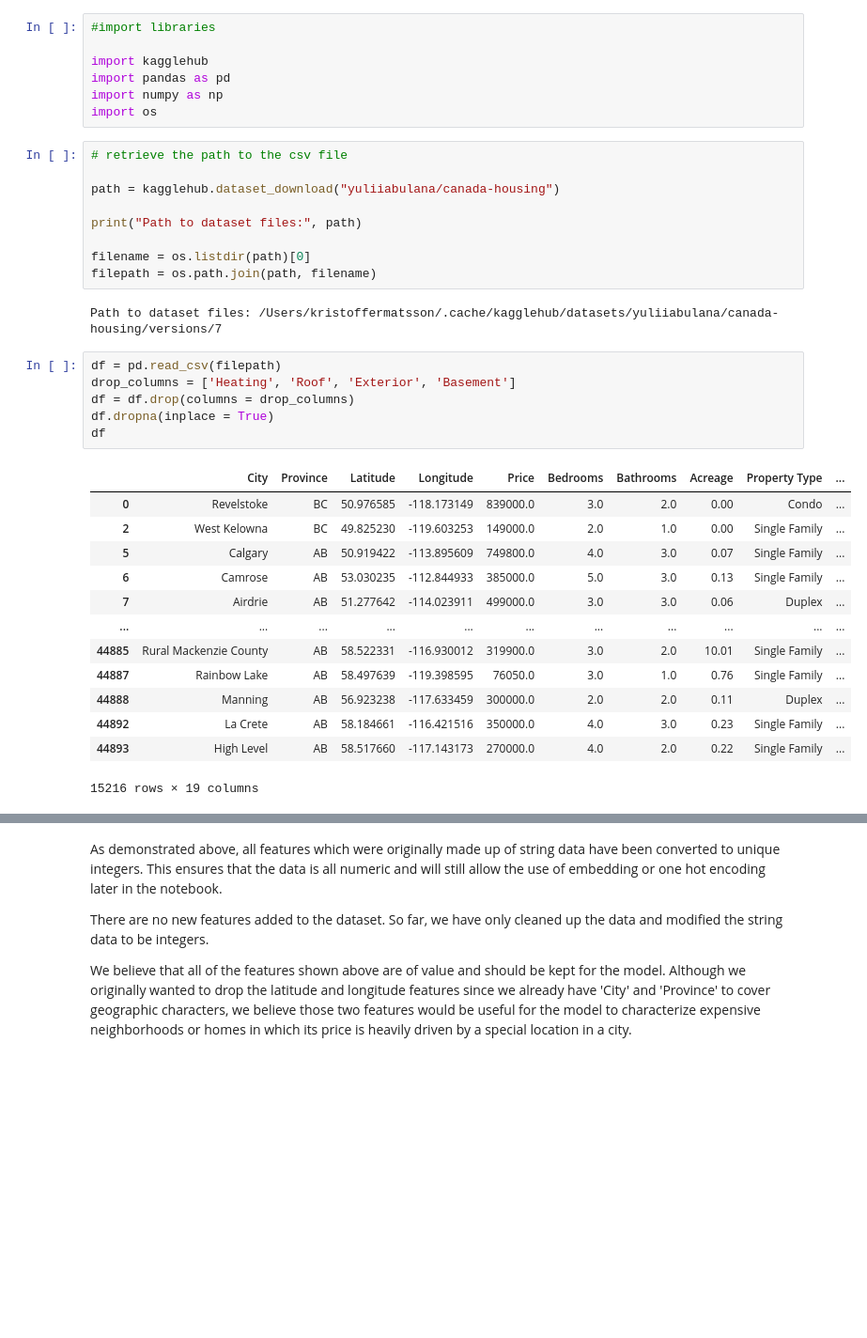
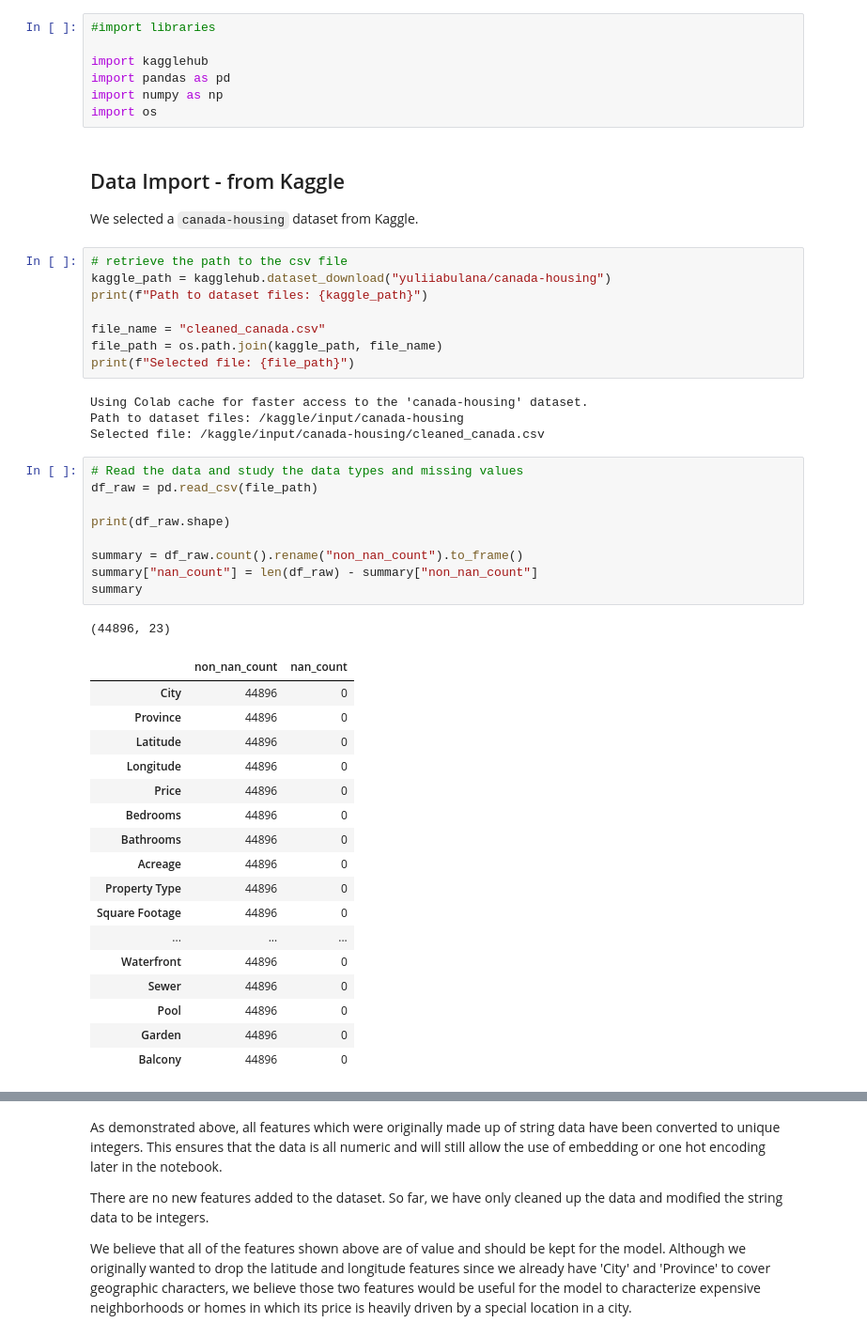
Before and after one commit to kdmatsson/CS-7324-Machine-Learning-in-Python, a Jupyter notebook: Lab_5_Folder/Lab_5.ipynb, the cells around one changed output, grey strips where cells are left out. Shown at 94% size. Cells and saved outputs as stored; diff of their text form; blank space fills up the shorter version.

Commit message:
Finish data setup, then add crossed features, and set up initial model.

```diff
--- a/Lab_5_Folder/Lab_5.ipynb
+++ b/Lab_5_Folder/Lab_5.ipynb
@@ -5,34 +31,47 @@ import kagglehub
 import pandas as pd
 import numpy as np
 import os
+# %% [markdown]
+## Data Import - from Kaggle
+
+We selected a `canada-housing` dataset from Kaggle.
 # %%
 # retrieve the path to the csv file
+kaggle_path = kagglehub.dataset_download("yuliiabulana/canada-housing")
+print(f"Path to dataset files: {kaggle_path}")
 
-path = kagglehub.dataset_download("yuliiabulana/canada-housing")
-
-print("Path to dataset files:", path)
-
-filename = os.listdir(path)[0]
-filepath = os.path.join(path, filename)
+file_name = "cleaned_canada.csv"
+file_path = os.path.join(kaggle_path, file_name)
+print(f"Selected file: {file_path}")
 # %% [output]
-Path to dataset files: /Users/kristoffermatsson/.cache/kagglehub/datasets/yuliiabulana/canada-housing/versions/7
+Using Colab cache for faster access to the 'canada-housing' dataset.
+Path to dataset files: /kaggle/input/canada-housing
+Selected file: /kaggle/input/canada-housing/cleaned_canada.csv
 # %%
-df = pd.read_csv(filepath)
-drop_columns = ['Heating', 'Roof', 'Exterior', 'Basement']
-df = df.drop(columns = drop_columns)
-df.dropna(inplace = True)
-df
+# Read the data and study the data types and missing values
+df_raw = pd.read_csv(file_path)
+
+print(df_raw.shape)
+
+summary = df_raw.count().rename("non_nan_count").to_frame()
+summary["nan_count"] = len(df_raw) - summary["non_nan_count"]
+summary
 # %% [output]
+(44896, 23)
-|  | City | Province | Latitude | Longitude | Price | Bedrooms | Bathrooms | Acreage | Property Type | ... |
-| 0 | Revelstoke | BC | 50.976585 | -118.173149 | 839000.0 | 3.0 | 2.0 | 0.00 | Condo | ... |
-| 2 | West Kelowna | BC | 49.825230 | -119.603253 | 149000.0 | 2.0 | 1.0 | 0.00 | Single Family | ... |
-| 5 | Calgary | AB | 50.919422 | -113.895609 | 749800.0 | 4.0 | 3.0 | 0.07 | Single Family | ... |
-| 6 | Camrose | AB | 53.030235 | -112.844933 | 385000.0 | 5.0 | 3.0 | 0.13 | Single Family | ... |
-| 7 | Airdrie | AB | 51.277642 | -114.023911 | 499000.0 | 3.0 | 3.0 | 0.06 | Duplex | ... |
-| ... | ... | ... | ... | ... | ... | ... | ... | ... | ... | ... |
-| 44885 | Rural Mackenzie County | AB | 58.522331 | -116.930012 | 319900.0 | 3.0 | 2.0 | 10.01 | Single Family | ... |
-| 44887 | Rainbow Lake | AB | 58.497639 | -119.398595 | 76050.0 | 3.0 | 1.0 | 0.76 | Single Family | ... |
-| 44888 | Manning | AB | 56.923238 | -117.633459 | 300000.0 | 2.0 | 2.0 | 0.11 | Duplex | ... |
-| 44892 | La Crete | AB | 58.184661 | -116.421516 | 350000.0 | 4.0 | 3.0 | 0.23 | Single Family | ... |
-| 44893 | High Level | AB | 58.517660 | -117.143173 | 270000.0 | 4.0 | 2.0 | 0.22 | Single Family | ... |
+|  | non_nan_count | nan_count |
+| City | 44896 | 0 |
+| Province | 44896 | 0 |
+| Latitude | 44896 | 0 |
+| Longitude | 44896 | 0 |
+| Price | 44896 | 0 |
+| Bedrooms | 44896 | 0 |
+| Bathrooms | 44896 | 0 |
+| Acreage | 44896 | 0 |
+| Property Type | 44896 | 0 |
+| Square Footage | 44896 | 0 |
+| ... | ... | ... |
+| Waterfront | 44896 | 0 |
+| Sewer | 44896 | 0 |
+| Pool | 44896 | 0 |
+| Garden | 44896 | 0 |
+| Balcony | 44896 | 0 |
-15216 rows × 19 columns
```
Also changed, not shown: parts of 40 cells of this notebook.
